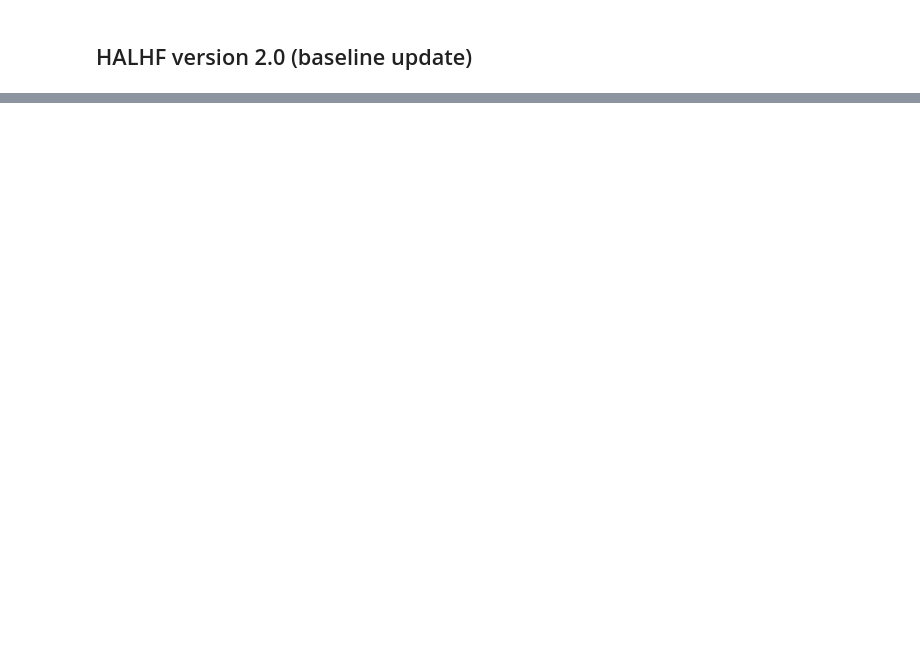
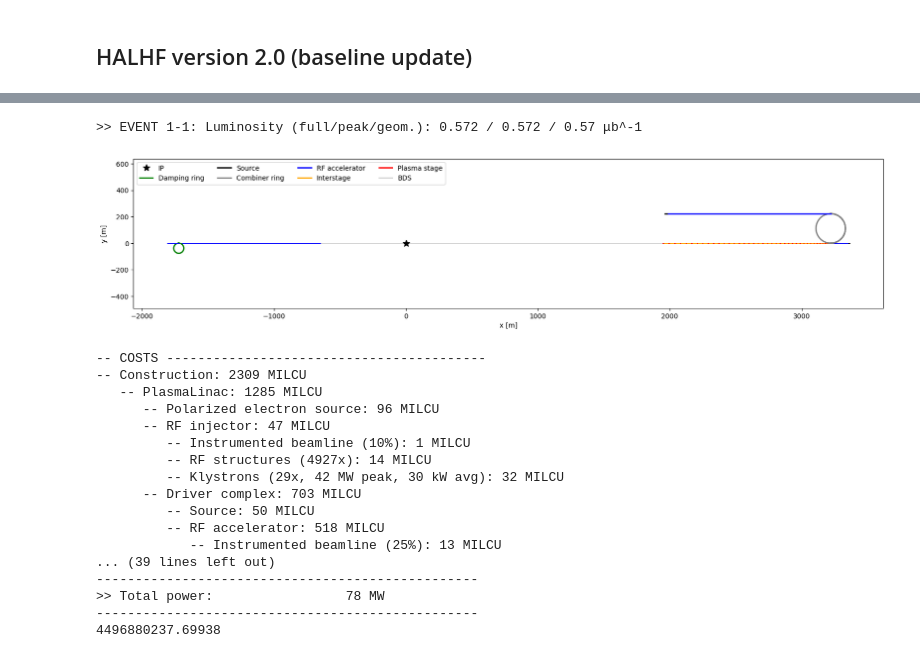
Before and after one commit to abel-framework/ABEL, a Jupyter notebook: examples/preset_example.ipynb, the cells around one changed output, grey strips where cells are left out. Saved outputs shown, nothing was run; the diff lists cells and outputs as text; code cells hidden in the pictures; blank space fills up the shorter version.

```diff
--- a/examples/preset_example.ipynb
+++ b/examples/preset_example.ipynb
@@ -103,0 +274,29 @@ halhf2.plot_survey()
+# %%
+halhf2 = HALHFv2()
+halhf2.energy_asymmetry = 3
+halhf2.pwfa_num_stages = 39
+halhf2.run('preset_example_HALHF2', overwrite=True, verbose=False)
+halhf2.plot_survey()
+halhf2.print_cost()
+halhf2.print_power()
+print(halhf2.full_programme_cost())
+# %% [output]
+>> EVENT 1-1: Luminosity (full/peak/geom.): 0.572 / 0.572 / 0.57 μb^-1
+[figure, added]
+-- COSTS -----------------------------------------
+-- Construction: 2309 MILCU
+   -- PlasmaLinac: 1285 MILCU
+      -- Polarized electron source: 96 MILCU
+      -- RF injector: 47 MILCU
+         -- Instrumented beamline (10%): 1 MILCU
+         -- RF structures (4927x): 14 MILCU
+         -- Klystrons (29x, 42 MW peak, 30 kW avg): 32 MILCU
+      -- Driver complex: 703 MILCU
+         -- Source: 50 MILCU
+         -- RF accelerator: 518 MILCU
+            -- Instrumented beamline (25%): 13 MILCU
+... (39 lines left out)
+-------------------------------------------------
+>> Total power:                 78 MW
+-------------------------------------------------
+4496880237.69938
```
Also changed, not shown: parts of 11 cells of this notebook, 18 other files.
